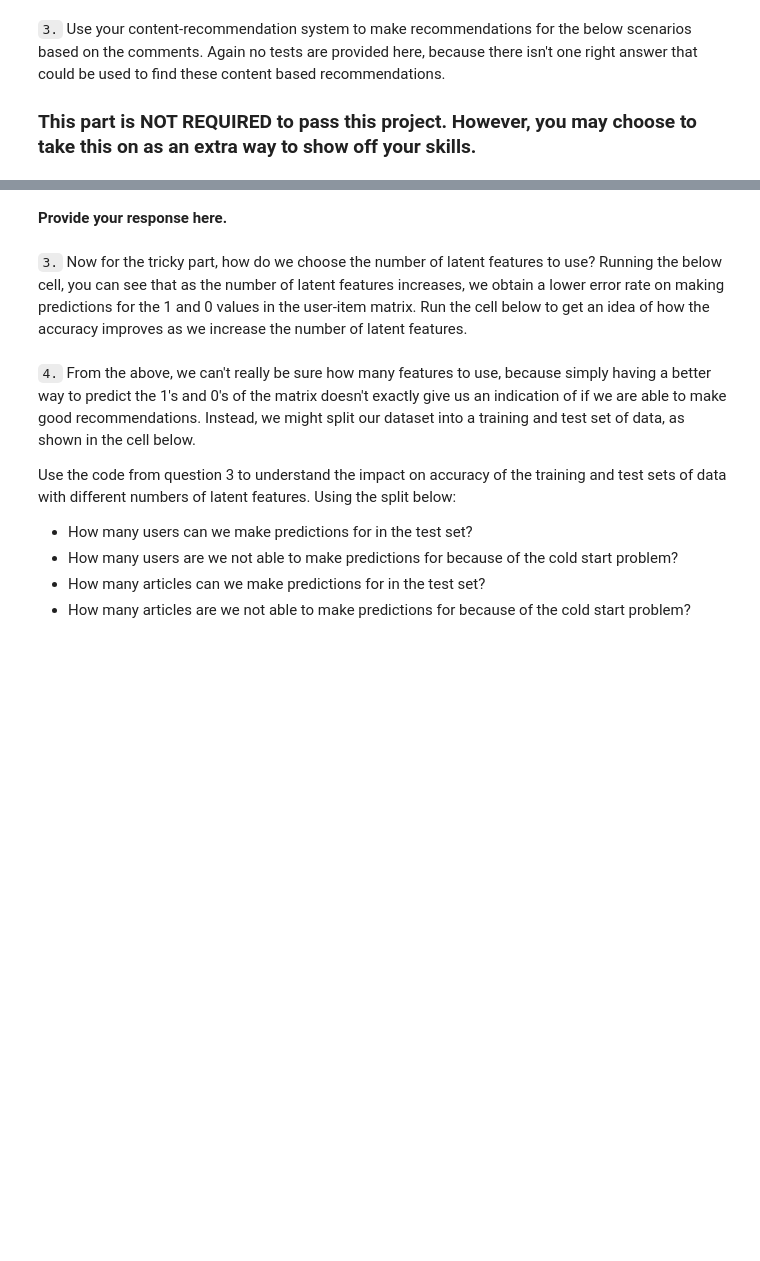
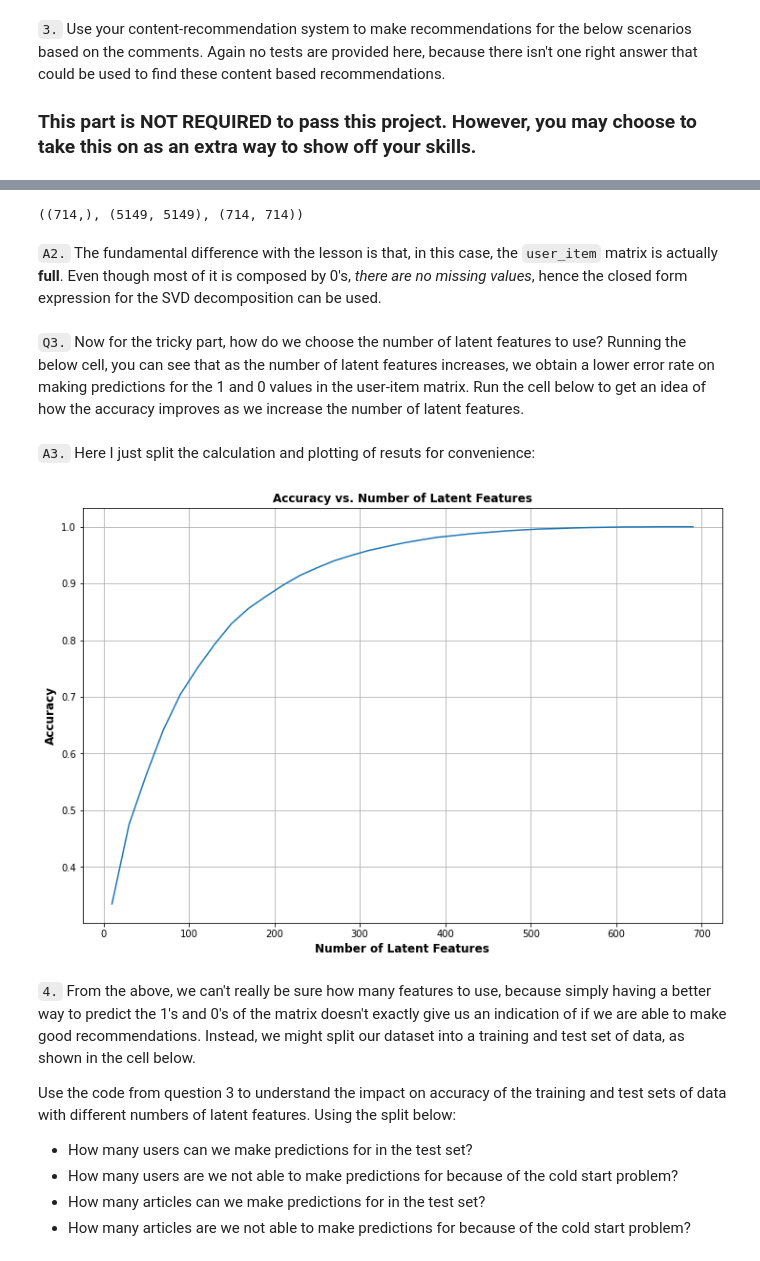
Before and after one commit to Data-Science-NDegree-MRusso/DSND-P5-Recommendation-Engine, a Jupyter notebook: Recommendations_with_IBM.ipynb, the cells around one changed output, grey strips where cells are left out. Cells and saved outputs as stored; diff of their text form; code cells hidden in the pictures; blank space fills up the shorter version.

```diff
--- a/Recommendations_with_IBM.ipynb
+++ b/Recommendations_with_IBM.ipynb
@@ -842,3 +865,4 @@ In this part of the notebook, you will build use matrix factorization to make ar
 # %%
-# Load the matrix here
-user_item_matrix = pd.read_pickle('user_item_matrix.p')
+# Option 2: Load the matrix from a pikle file
+user_item_matrix = pd.read_pickle('./data/user_item_matrix.p')
+user_item_matrix.head()
@@ -850,9 +880,14 @@ user_item_matrix.head()
 # %%
-# Perform SVD on the User-Item Matrix Here
+# Perform SVD on the User-Item Matrix using the built-in function to get the three matrices
 
-u, s, vt = # use the built in to get the three matrices
+u, s, vt = np.linalg.svd(user_item_matrix)
+s.shape, u.shape, vt.shape
+# %% [output]
+((714,), (5149, 5149), (714, 714))
-# %% [markdown]
-**Provide your response here.**
+# %% [markdown]
+`A2.` The fundamental difference with the lesson is that, in this case, the `user_item` matrix is actually **full**. Even though most of it is composed by 0's, _there are no missing values_, hence the closed form expression for the SVD decomposition can be used.
 # %% [markdown]
-`3.` Now for the tricky part, how do we choose the number of latent features to use?  Running the below cell, you can see that as the number of latent features increases, we obtain a lower error rate on making predictions for the 1 and 0 values in the user-item matrix.  Run the cell below to get an idea of how the accuracy improves as we increase the number of latent features.
+`Q3.` Now for the tricky part, how do we choose the number of latent features to use?  Running the below cell, you can see that as the number of latent features increases, we obtain a lower error rate on making predictions for the 1 and 0 values in the user-item matrix.  Run the cell below to get an idea of how the accuracy improves as we increase the number of latent features.
+# %% [markdown]
+`A3.` Here I just split the calculation and plotting of resuts for convenience:
 # %%
@@ -881,3 +911,13 @@ plt.title('Accuracy vs. Number of Latent Features');
+# %%
+# Plot results
+plt.figure(figsize=(12, 8))
+plt.plot(num_latent_feats, 1 - np.array(sum_errs)/df.shape[0]);
+plt.xlabel('Number of Latent Features', fontweight='bold', fontsize=12);
+plt.ylabel('Accuracy', fontweight='bold', fontsize=12);
+plt.title('Accuracy vs. Number of Latent Features', fontweight='bold', fontsize=12);
+plt.grid()
+# %% [output]
+[figure, added]
 # %% [markdown]
 `4.` From the above, we can't really be sure how many features to use, because simply having a better way to predict the 1's and 0's of the matrix doesn't exactly give us an indication of if we are able to make good recommendations.  Instead, we might split our dataset into a training and test set of data, as shown in the cell below.
 
```
Also changed, not shown: parts of 10 cells of this notebook, 3 other files.
